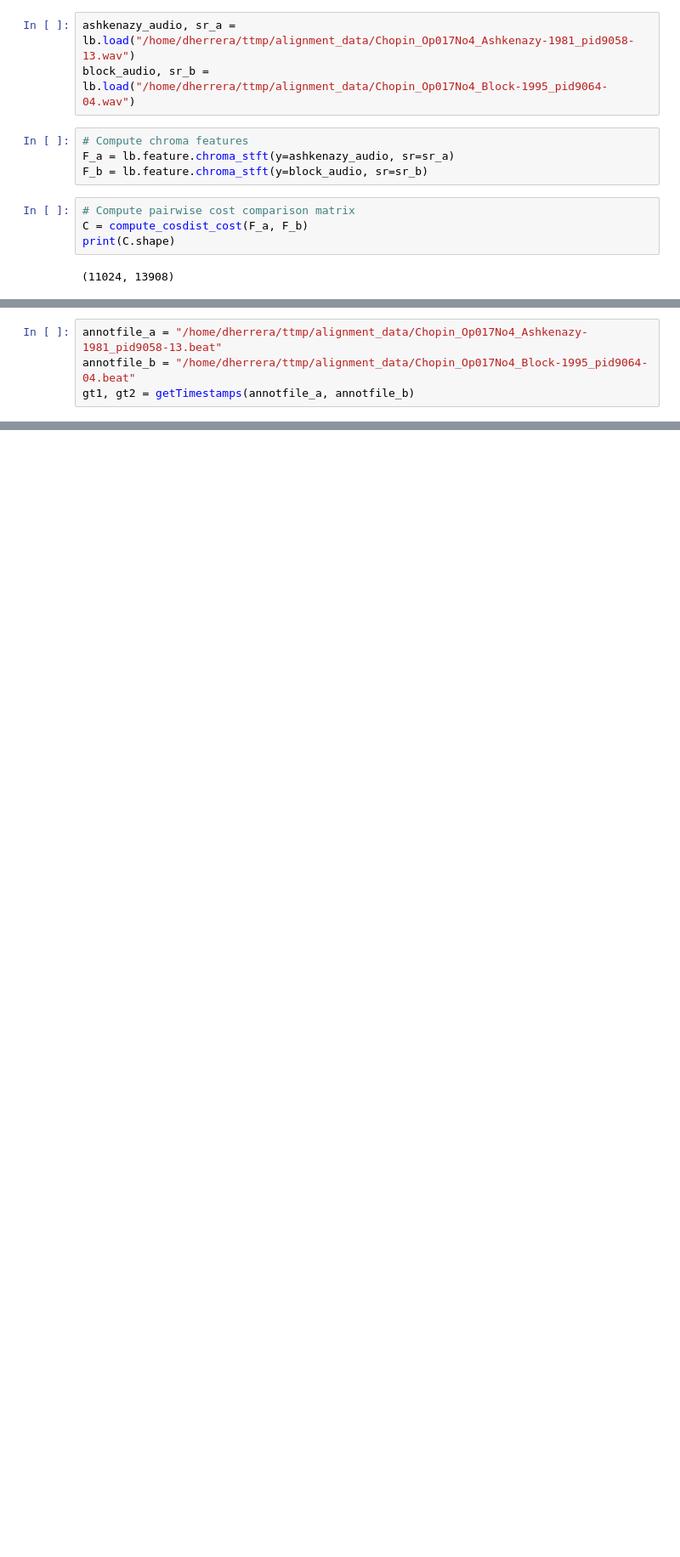
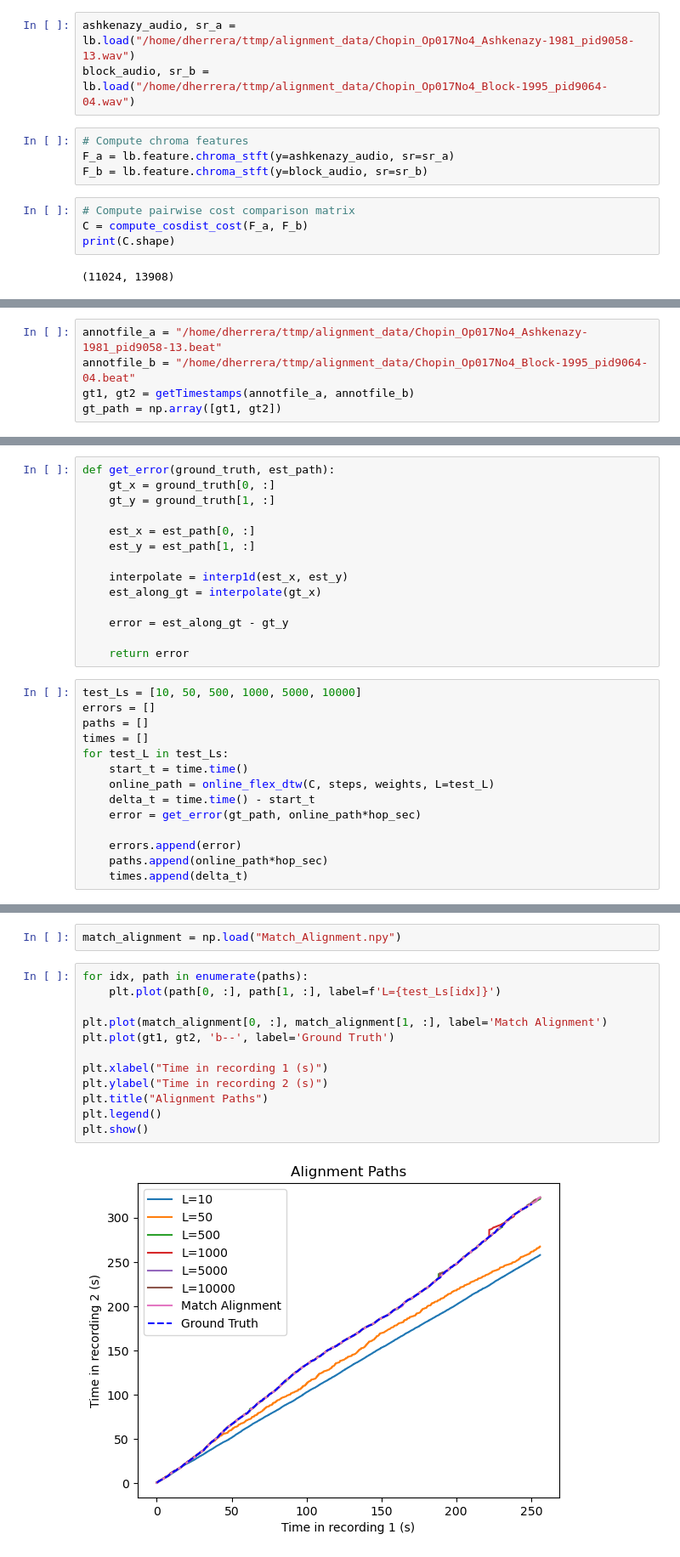
Before and after one commit to dherreravicioso/Online-DTW, a Jupyter notebook: online-dtw.ipynb, the cells around one changed output, grey strips where cells are left out. Shown at 85% size. Drawn from its saved outputs; the diff is of its cells as text; blank space fills up the shorter version.

```diff
--- a/online-dtw.ipynb
+++ b/online-dtw.ipynb
@@ -309,4 +313,5 @@ buffer = 30 # in sec
 annotfile_a = "/home/dherrera/ttmp/alignment_data/Chopin_Op017No4_Ashkenazy-1981_pid9058-13.beat"
 annotfile_b = "/home/dherrera/ttmp/alignment_data/Chopin_Op017No4_Block-1995_pid9064-04.beat"
 gt1, gt2 = getTimestamps(annotfile_a, annotfile_b)
+gt_path = np.array([gt1, gt2])
 # %%
@@ -359,0 +346,28 @@ plt.ylim([0, F_b.shape[1]*hop_sec+2])
+# %%
+def get_error(ground_truth, est_path):
+    gt_x = ground_truth[0, :]
+    gt_y = ground_truth[1, :]
+
+    est_x = est_path[0, :]
+    est_y = est_path[1, :]
+
+    interpolate = interp1d(est_x, est_y)
+    est_along_gt = interpolate(gt_x)
+
+    error = est_along_gt - gt_y
+
+    return error
+# %%
+test_Ls = [10, 50, 500, 1000, 5000, 10000]
+errors = []
+paths = []
+times = []
+for test_L in test_Ls:
+    start_t = time.time()
+    online_path = online_flex_dtw(C, steps, weights, L=test_L)
+    delta_t = time.time() - start_t
+    error = get_error(gt_path, online_path*hop_sec)
+
+    errors.append(error)
+    paths.append(online_path*hop_sec)
+    times.append(delta_t)
@@ -359,0 +383,16 @@ plt.ylim([0, F_b.shape[1]*hop_sec+2])
+# %%
+match_alignment = np.load("Match_Alignment.npy")
+# %%
+for idx, path in enumerate(paths):
+    plt.plot(path[0, :], path[1, :], label=f'L={test_Ls[idx]}')
+
+plt.plot(match_alignment[0, :], match_alignment[1, :], label='Match Alignment')
+plt.plot(gt1, gt2, 'b--', label='Ground Truth')
+
+plt.xlabel("Time in recording 1 (s)")
+plt.ylabel("Time in recording 2 (s)")
+plt.title("Alignment Paths")
+plt.legend()
+plt.show()
+# %% [output]
+[figure, added]
```
Also changed, not shown: parts of 9 cells of this notebook.
